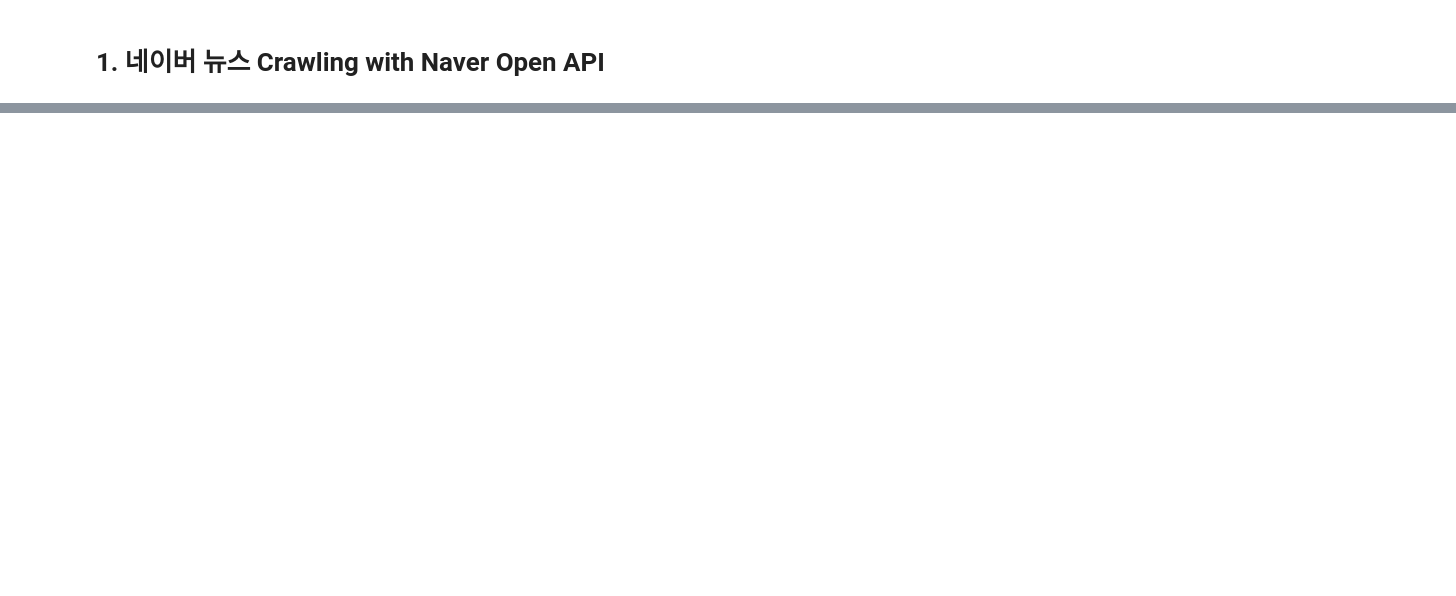
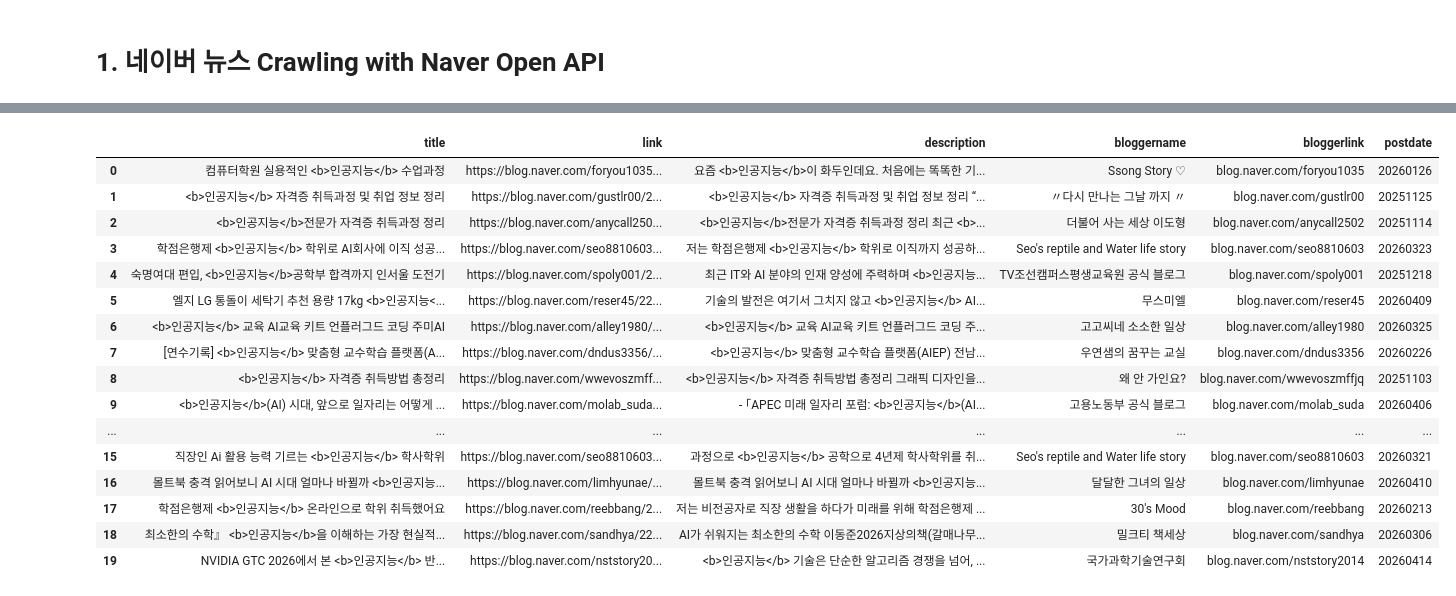
Before and after one commit to Winni-Lina/lecture_AIService26, a Jupyter notebook: 인공지능서비스개발_04_텍스트수집_크롤링_네이버뉴스_실습.ipynb, the cells around one changed output, grey strips where cells are left out. Cells and saved outputs as stored; diff of their text form; code cells hidden in the pictures; blank space fills up the shorter version.

```diff
--- a/인공지능서비스개발_04_텍스트수집_크롤링_네이버뉴스_실습.ipynb
+++ b/인공지능서비스개발_04_텍스트수집_크롤링_네이버뉴스_실습.ipynb
@@ -135,3 +169,8 @@ def mergeResultToList(result_list, merged_list):
+# %%
+import pandas as pd
+data_df = pd.DataFrame(resultAll)
+result_filename = f'./data/{keyword}_naver_news.csv'
+data_df.to_csv(result_filename)
 # %%
 # 검색어 입력
 keyword = '인공지능'
@@ -169,3 +201,23 @@ while True:
 # 리스트를 csv 파일로 저장
 # %%
 # 저장한 파일을 dataframe으로 loading 해보기
+loaded_data_df = pd.read_csv(result_filename, index_col=0)
+loaded_data_df
+# %% [output]
+|  | title | link | description | bloggername | bloggerlink | postdate |
+| 0 | 컴퓨터학원 실용적인 <b>인공지능</b> 수업과정 | https://blog.naver.com/foryou1035... | 요즘 <b>인공지능</b>이 화두인데요. 처음에는 똑똑한 기... | Ssong Story ♡ | blog.naver.com/foryou1035 | 20260126 |
+| 1 | <b>인공지능</b> 자격증 취득과정 및 취업 정보 정리 | https://blog.naver.com/gustlr00/2... | <b>인공지능</b> 자격증 취득과정 및 취업 정보 정리 “... | 〃다시 만나는 그날 까지 〃 | blog.naver.com/gustlr00 | 20251125 |
+| 2 | <b>인공지능</b>전문가 자격증 취득과정 정리 | https://blog.naver.com/anycall250... | <b>인공지능</b>전문가 자격증 취득과정 정리 최근 <b>... | 더불어 사는 세상 이도형 | blog.naver.com/anycall2502 | 20251114 |
+| 3 | 학점은행제 <b>인공지능</b> 학위로 AI회사에 이직 성공... | https://blog.naver.com/seo8810603... | 저는 학점은행제 <b>인공지능</b> 학위로 이직까지 성공하... | Seo's reptile and Water life story | blog.naver.com/seo8810603 | 20260323 |
+| 4 | 숙명여대 편입, <b>인공지능</b>공학부 합격까지 인서울 도전기 | https://blog.naver.com/spoly001/2... | 최근 IT와 AI 분야의 인재 양성에 주력하며 <b>인공지능... | TV조선캠퍼스평생교육원 공식 블로그 | blog.naver.com/spoly001 | 20251218 |
+| 5 | 엘지 LG 통돌이 세탁기 추천 용량 17kg <b>인공지능<... | https://blog.naver.com/reser45/22... | 기술의 발전은 여기서 그치지 않고 <b>인공지능</b> AI... | 무스미엘 | blog.naver.com/reser45 | 20260409 |
+| 6 | <b>인공지능</b> 교육 AI교육 키트 언플러그드 코딩 주미AI | https://blog.naver.com/alley1980/... | <b>인공지능</b> 교육 AI교육 키트 언플러그드 코딩 주... | 고고씨네 소소한 일상 | blog.naver.com/alley1980 | 20260325 |
+| 7 | [연수기록] <b>인공지능</b> 맞춤형 교수학습 플랫폼(A... | https://blog.naver.com/dndus3356/... | <b>인공지능</b> 맞춤형 교수학습 플랫폼(AIEP) 전남... | 우연샘의 꿈꾸는 교실 | blog.naver.com/dndus3356 | 20260226 |
+| 8 | <b>인공지능</b> 자격증 취득방법 총정리 | https://blog.naver.com/wwevoszmff... | <b>인공지능</b> 자격증 취득방법 총정리 그래픽 디자인을... | 왜 안 가인요? | blog.naver.com/wwevoszmffjq | 20251103 |
+| 9 | <b>인공지능</b>(AI) 시대, 앞으로 일자리는 어떻게 ... | https://blog.naver.com/molab_suda... | - ｢APEC 미래 일자리 포럼: <b>인공지능</b>(AI... | 고용노동부 공식 블로그 | blog.naver.com/molab_suda | 20260406 |
+| ... | ... | ... | ... | ... | ... | ... |
+| 15 | 직장인 Ai 활용 능력 기르는 <b>인공지능</b> 학사학위 | https://blog.naver.com/seo8810603... | 과정으로 <b>인공지능</b> 공학으로 4년제 학사학위를 취... | Seo's reptile and Water life story | blog.naver.com/seo8810603 | 20260321 |
+| 16 | 몰트북 충격 읽어보니 AI 시대 얼마나 바뀔까 <b>인공지능... | https://blog.naver.com/limhyunae/... | 몰트북 충격 읽어보니 AI 시대 얼마나 바뀔까 <b>인공지능... | 달달한 그녀의 일상 | blog.naver.com/limhyunae | 20260410 |
+| 17 | 학점은행제 <b>인공지능</b> 온라인으로 학위 취득했어요 | https://blog.naver.com/reebbang/2... | 저는 비전공자로 직장 생활을 하다가 미래를 위해 학점은행제 ... | 30's Mood | blog.naver.com/reebbang | 20260213 |
+| 18 | 최소한의 수학』 <b>인공지능</b>을 이해하는 가장 현실적... | https://blog.naver.com/sandhya/22... | AI가 쉬워지는 최소한의 수학 이동준2026지상의책(갈매나무... | 밀크티 책세상 | blog.naver.com/sandhya | 20260306 |
+| 19 | NVIDIA GTC 2026에서 본 <b>인공지능</b> 반... | https://blog.naver.com/nststory20... | <b>인공지능</b> 기술은 단순한 알고리즘 경쟁을 넘어, ... | 국가과학기술연구회 | blog.naver.com/nststory2014 | 20260414 |
```
Also changed, not shown: parts of 7 cells of this notebook.
